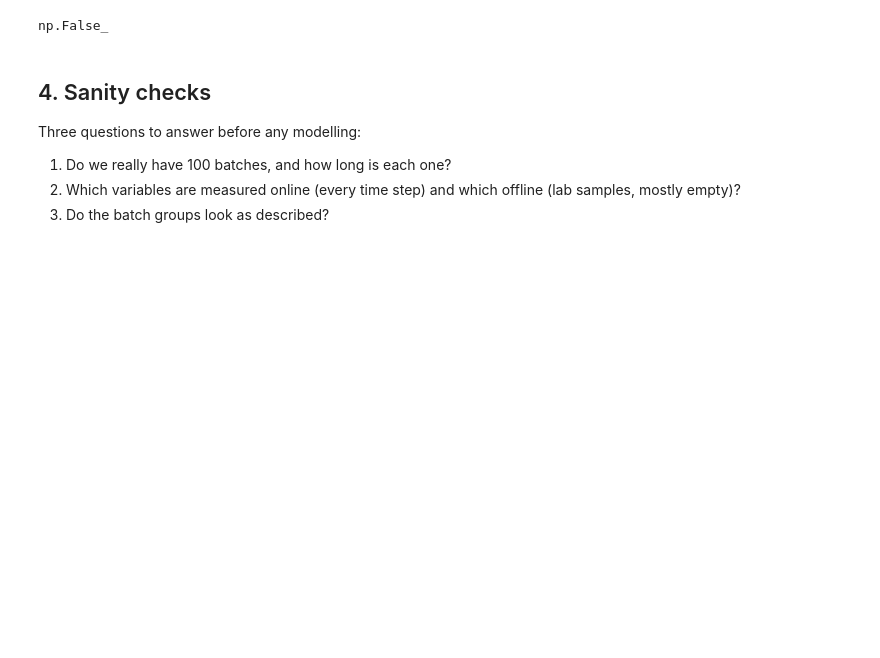
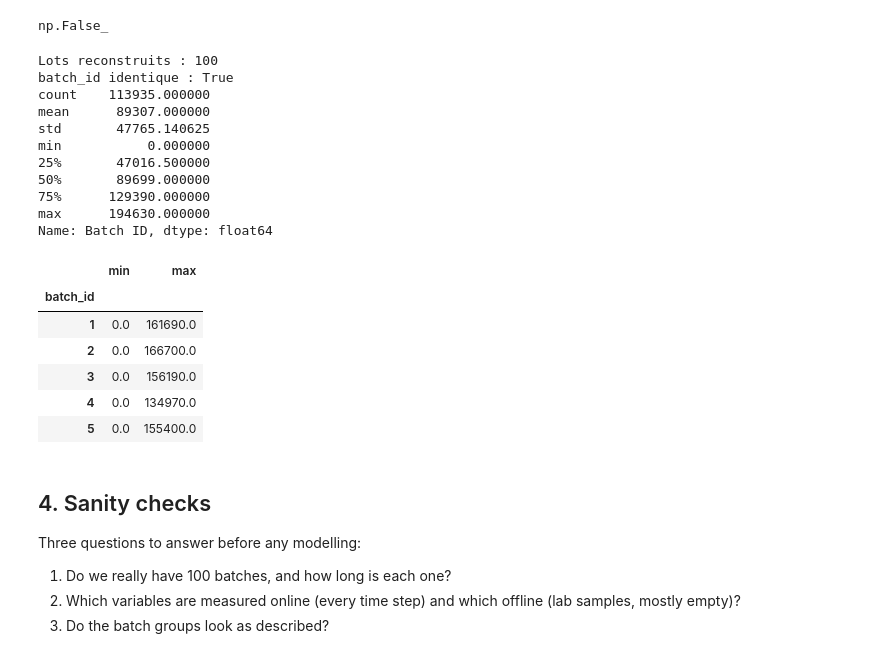
Before and after one commit to AHichem/resilient-process-monitoring, a Jupyter notebook: notebooks/01_load_and_explore.ipynb, the cells around one changed output. Saved outputs shown, nothing was run; the diff lists cells and outputs as text; code cells hidden in the pictures; blank space fills up the shorter version.

```diff
--- a/notebooks/01_load_and_explore.ipynb
+++ b/notebooks/01_load_and_explore.ipynb
@@ -216,6 +216,34 @@ print('checking that df["batch_id"] and df["Batch ID"] are the same or not')
 # %% [output]
 checking that df["batch_id"] and df["Batch ID"] are the same or not
 np.False_
+# %%
+# Identifiant "vrai" : le temps repart à zéro au début de chaque lot
+df['batch_from_time'] = (df['Time (h)'].diff() < 0).cumsum() + 1
+print('Lots reconstruits :', df['batch_from_time'].nunique())
+print('batch_id identique :', (df['batch_id'] == df['batch_from_time']).all())
+
+# Que contient vraiment Batch ID ?
+print(df['Batch ID'].describe())
+df.groupby('batch_id')['Batch ID'].agg(['min', 'max']).head(5)
+# %% [output]
+Lots reconstruits : 100
+batch_id identique : True
+count    113935.000000
+mean      89307.000000
+std       47765.140625
+min           0.000000
+25%       47016.500000
+50%       89699.000000
+75%      129390.000000
+max      194630.000000
+Name: Batch ID, dtype: float64
+|  | min | max |
+| batch_id |  |  |
+| 1 | 0.0 | 161690.0 |
+| 2 | 0.0 | 166700.0 |
+| 3 | 0.0 | 156190.0 |
+| 4 | 0.0 | 134970.0 |
+| 5 | 0.0 | 155400.0 |
 # %% [markdown]
 ## 4. Sanity checks
 
```
Also changed, not shown: parts of 1 cell of this notebook.
